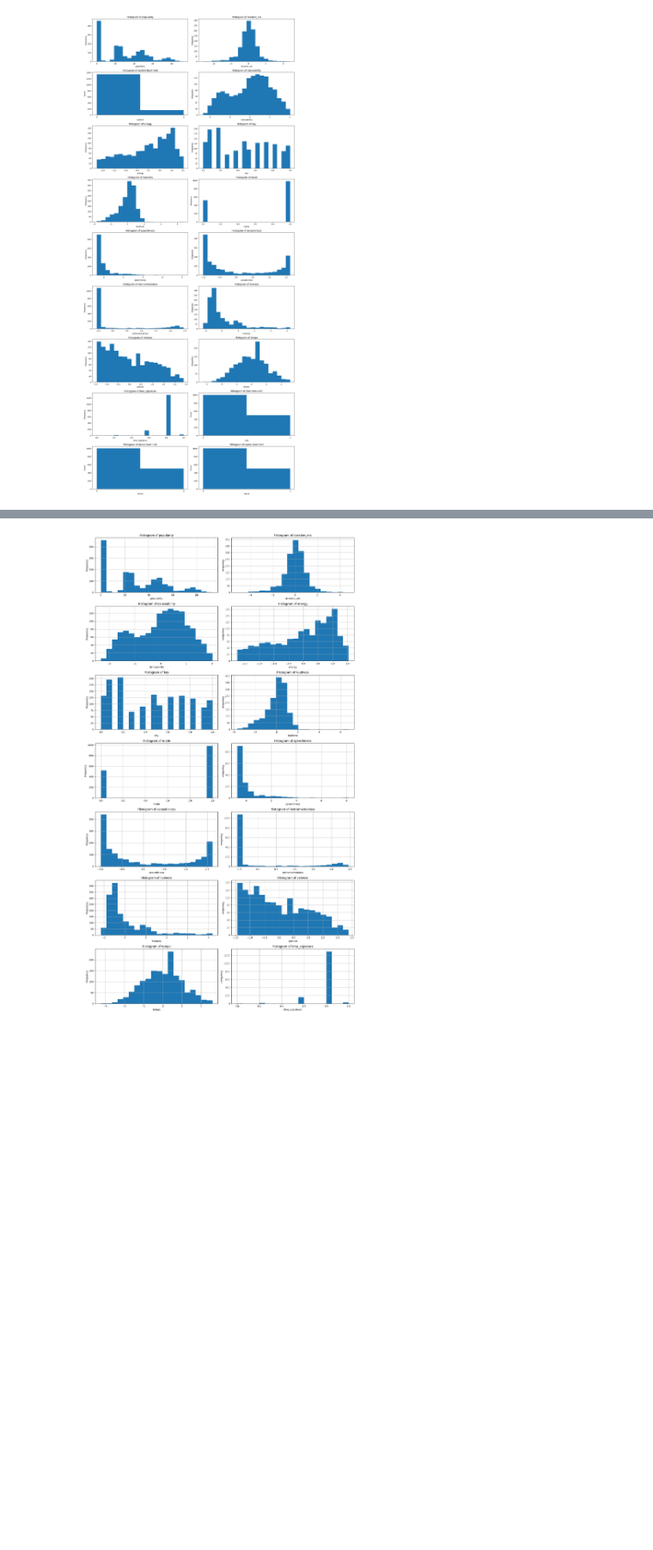
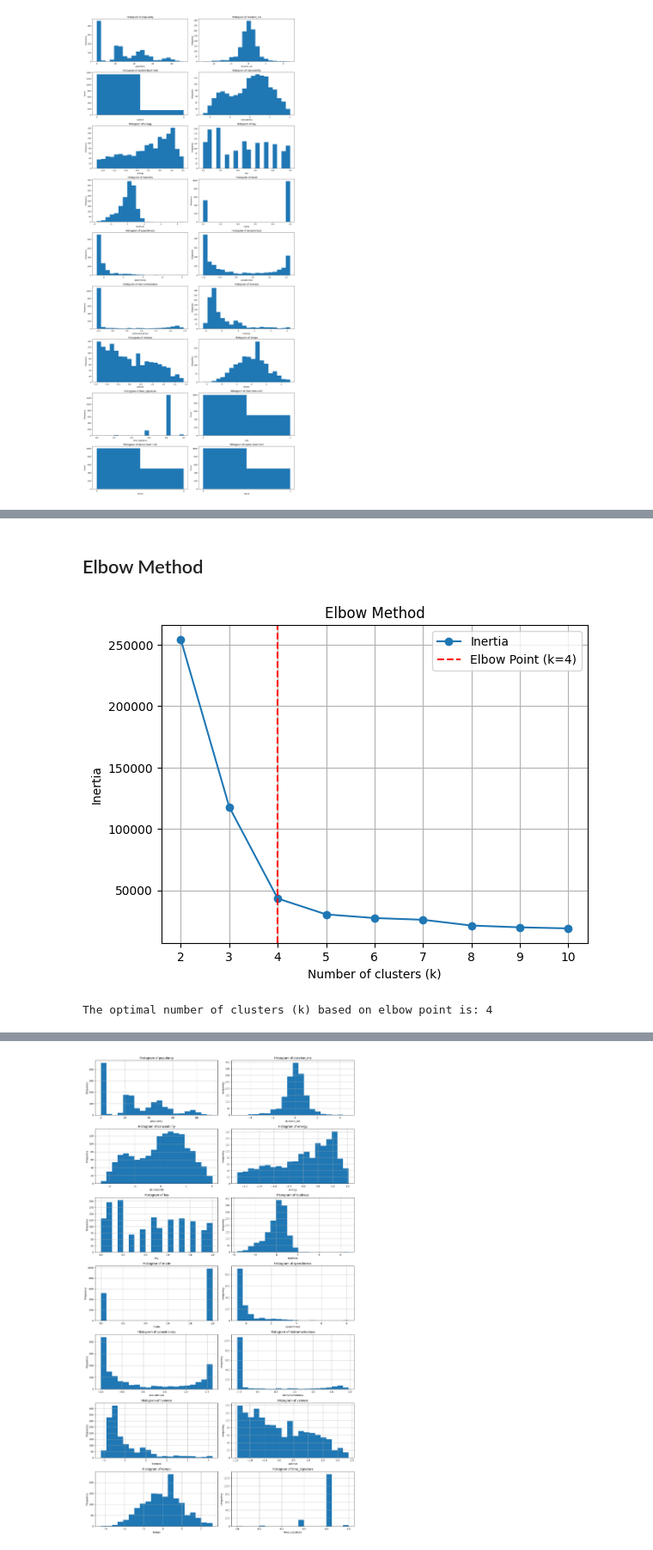
Before and after one commit to Whomstt/CS4168-Project, a Jupyter notebook: CS4168_Project.ipynb, the cells around one changed output, grey strips where cells are left out. Shown at 86% size. Drawn from its saved outputs; the diff is of its cells as text; code cells hidden in the pictures; blank space fills up the shorter version.

```diff
--- a/CS4168_Project.ipynb
+++ b/CS4168_Project.ipynb
@@ -412,0 +494,28 @@ pipe_clf = Pipeline([
+# %% [markdown]
+## Elbow Method
+# %%
+# Compute Inertia for Different k
+inertia = []
+k_values = range(2, 11)
+for k in k_values:
+    kmeans = cluster.KMeans(n_clusters=k).fit(df)
+    inertia.append(kmeans.inertia_)
+
+# Find the elbow point using KneeLocator
+knee_locator = KneeLocator(k_values, inertia, curve="convex", direction="decreasing")
+elbow_point = knee_locator.knee
+
+# Plot the Elbow Method with the identified elbow point
+plt.plot(k_values, inertia, marker="o", label="Inertia")
+plt.axvline(x=elbow_point, color="red", linestyle="--", label=f"Elbow Point (k={elbow_point})")
+plt.xlabel("Number of clusters (k)")
+plt.ylabel("Inertia")
+plt.title("Elbow Method")
+plt.legend()
+plt.grid()
+plt.show()
+
+print(f"The optimal number of clusters (k) based on elbow point is: {elbow_point}")
+# %% [output]
+[figure, added]
+The optimal number of clusters (k) based on elbow point is: 4
```
Also changed, not shown: parts of 34 cells of this notebook.
